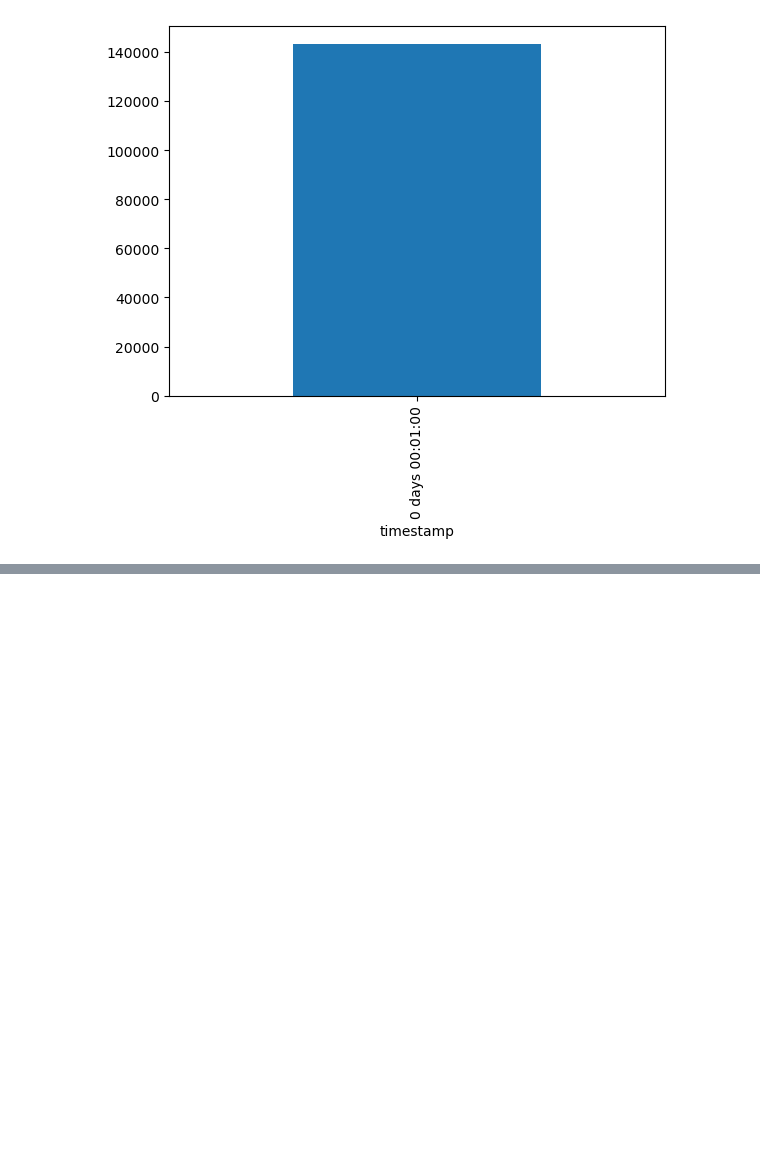
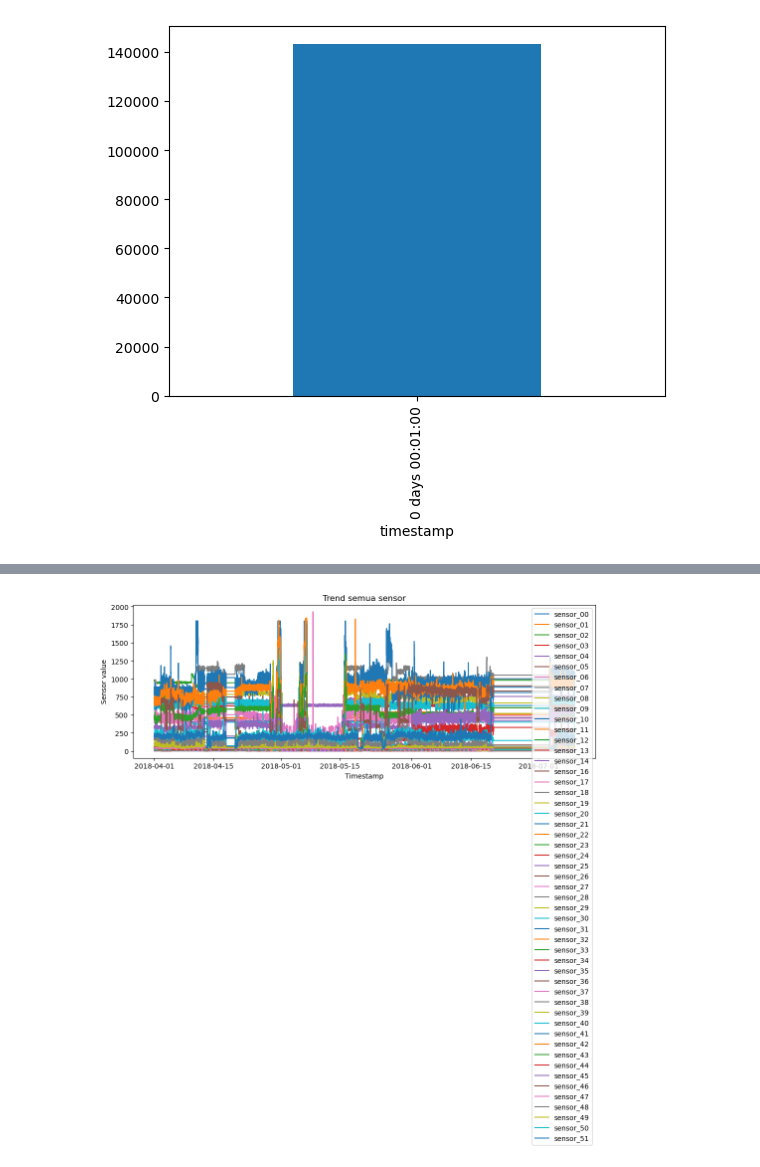
Before and after one commit to TurmaeUrsorum/Pump-Sensor-Time-Series, a Jupyter notebook: notebooks/RND.ipynb, the cells around one changed output, grey strips where cells are left out. Saved outputs shown, nothing was run; the diff lists cells and outputs as text; code cells hidden in the pictures; blank space fills up the shorter version.

```diff
--- a/notebooks/RND.ipynb
+++ b/notebooks/RND.ipynb
@@ -262,3 +260,7 @@ fix yang akan di lakukan kedepan nya :
 2. data recover dan broken mungkin akan di jadikan satu label
 3. bisa menggunakan teknik oversampling
 4. pakai cross validation
+# %%
+df_sensor['machine_status'] = df_sensor['machine_status'].replace({
+    'RECOVERING': 'BROKEN',
+})
@@ -340,0 +377,14 @@ df_sensor.index.to_series().diff().value_counts().plot(kind='bar')
+# %%
+plt.figure(figsize=(12,4))
+
+for col in df_sensor.columns:
+    if col.startswith('sensor_'):
+        plt.plot(df_sensor.index, df_sensor[col], label=col)
+
+plt.title('Trend semua sensor')
+plt.xlabel('Timestamp')
+plt.ylabel('Sensor value')
+plt.legend()
+plt.show()
+# %% [output]
+[figure, added]
```
Also changed, not shown: parts of 14 cells of this notebook.
